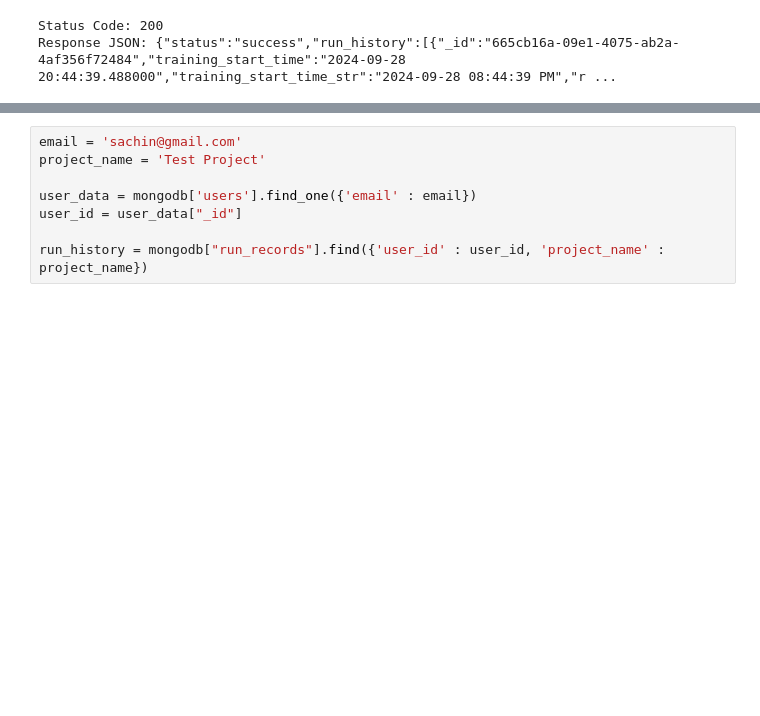
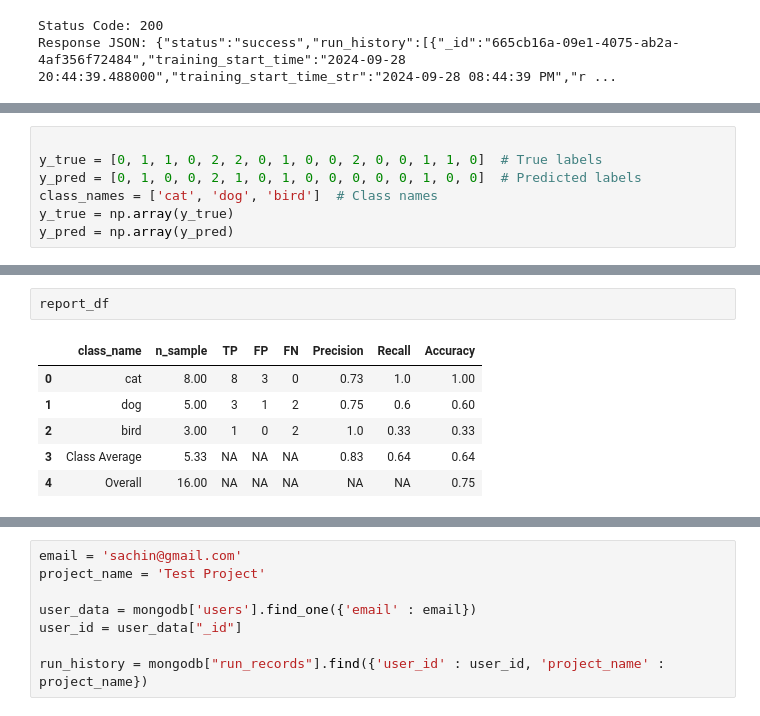
Before and after one commit to sarkarsachin57/ZELLA, a Jupyter notebook: backend/test.ipynb, the cells around one changed output, grey strips where cells are left out. Drawn from its saved outputs; the diff is of its cells as text; blank space fills up the shorter version.

```diff
--- a/backend/test.ipynb
+++ b/backend/test.ipynb
@@ -198,0 +264,7 @@ Response JSON: {"status":"success","history":{"epochs":["1/3"],"train_loss":[2.3
+# %%
+
+y_true = [0, 1, 1, 0, 2, 2, 0, 1, 0, 0, 2, 0, 0, 1, 1, 0]  # True labels
+y_pred = [0, 1, 0, 0, 2, 1, 0, 1, 0, 0, 0, 0, 0, 1, 0, 0]  # Predicted labels
+class_names = ['cat', 'dog', 'bird']  # Class names
+y_true = np.array(y_true)
+y_pred = np.array(y_pred)
@@ -198,0 +350,9 @@ Response JSON: {"status":"success","history":{"epochs":["1/3"],"train_loss":[2.3
+# %%
+report_df
+# %% [output]
+|  | class_name | n_sample | TP | FP | FN | Precision | Recall | Accuracy |
+| 0 | cat | 8.00 | 8 | 3 | 0 | 0.73 | 1.0 | 1.00 |
+| 1 | dog | 5.00 | 3 | 1 | 2 | 0.75 | 0.6 | 0.60 |
+| 2 | bird | 3.00 | 1 | 0 | 2 | 1.0 | 0.33 | 0.33 |
+| 3 | Class Average | 5.33 | NA | NA | NA | 0.83 | 0.64 | 0.64 |
+| 4 | Overall | 16.00 | NA | NA | NA | NA | NA | 0.75 |
```
Also changed, not shown: parts of 8 cells of this notebook, 1 other file.
